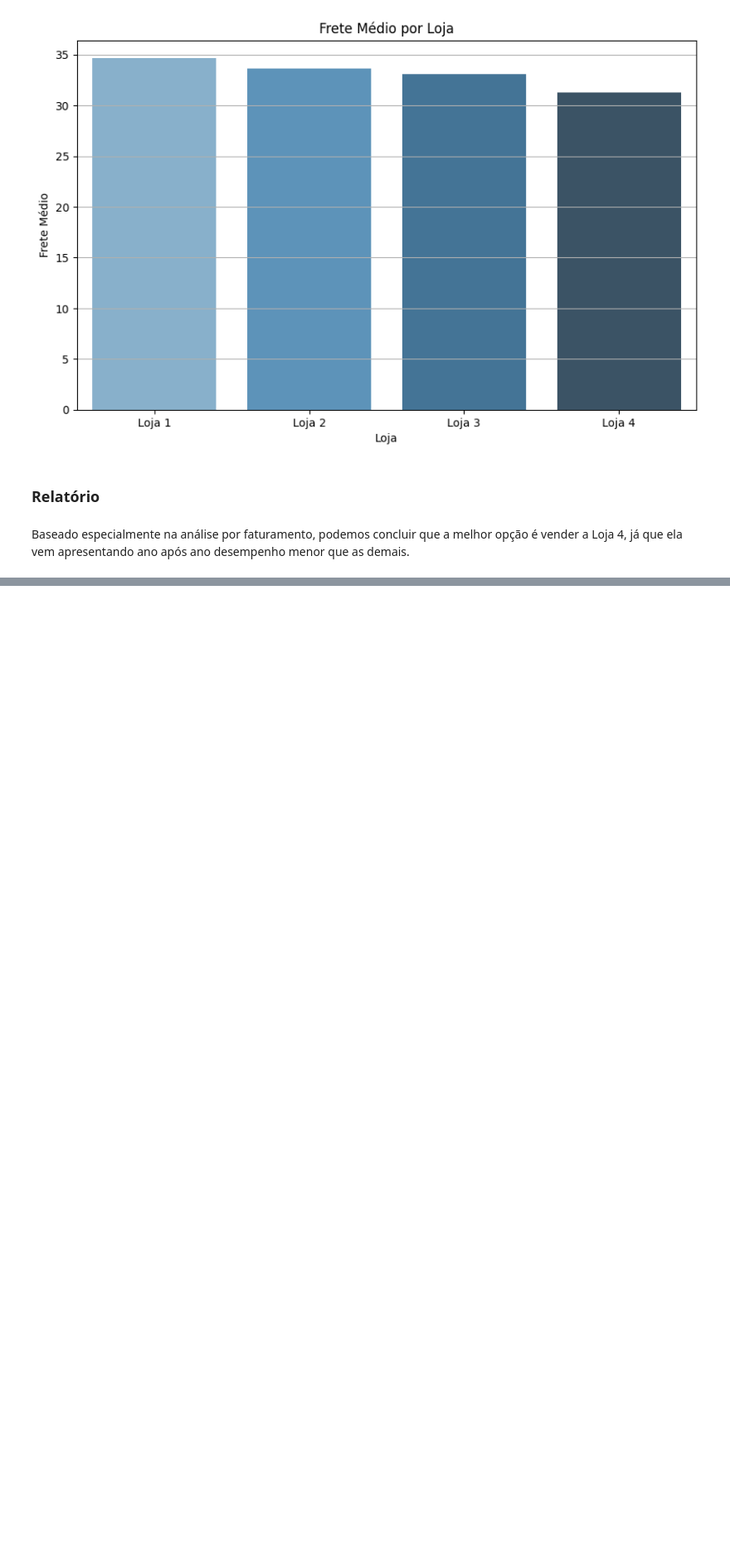
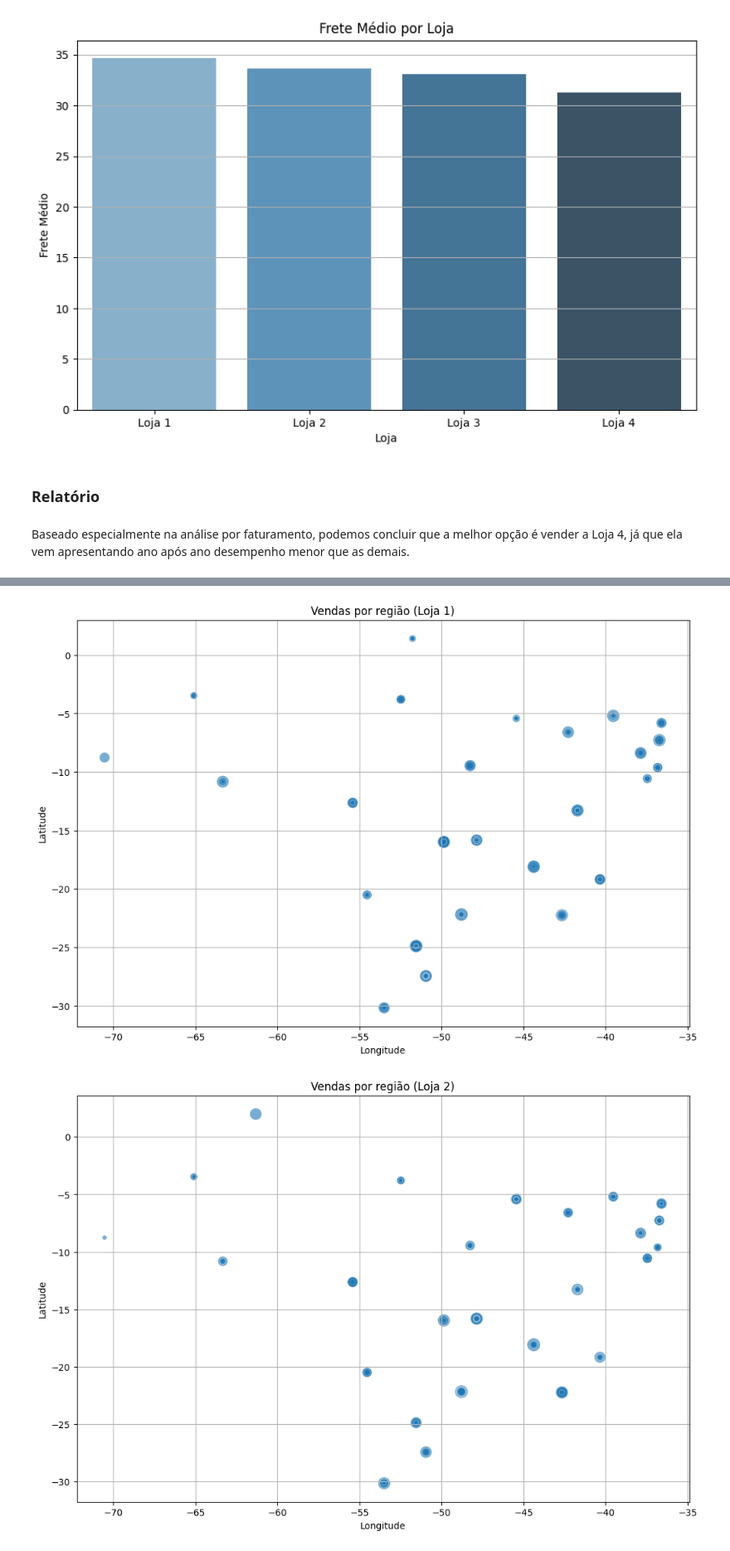
Before and after one commit to emilesartori/challenge1-data-science, a Jupyter notebook: AluraStoreBr.ipynb, the cells around one changed output, grey strips where cells are left out. Shown at 83% size. Saved outputs shown, nothing was run; the diff lists cells and outputs as text; code cells hidden in the pictures; blank space fills up the shorter version.

```diff
--- a/AluraStoreBr.ipynb
+++ b/AluraStoreBr.ipynb
@@ -254,0 +269,15 @@ Baseado especialmente na análise por faturamento, podemos concluir que a melhor
+# %%
+lojas = df['Loja'].unique()
+
+for loja in lojas:
+    plt.figure(figsize=(12, 8))
+    df_loja = df[df['Loja'] == loja]
+    sns.scatterplot(data=df_loja, x='lon', y='lat', size='Preço', sizes=(20, 200), alpha=0.6, palette='Blues_d', legend=False)
+    plt.title(f'Vendas por região ({loja})')
+    plt.xlabel('Longitude')
+    plt.ylabel('Latitude')
+    plt.grid(True)
+    plt.show()
+# %% [output]
+[figure, added]
+[figure, added]
```
Also changed, not shown: parts of 5 cells of this notebook.
